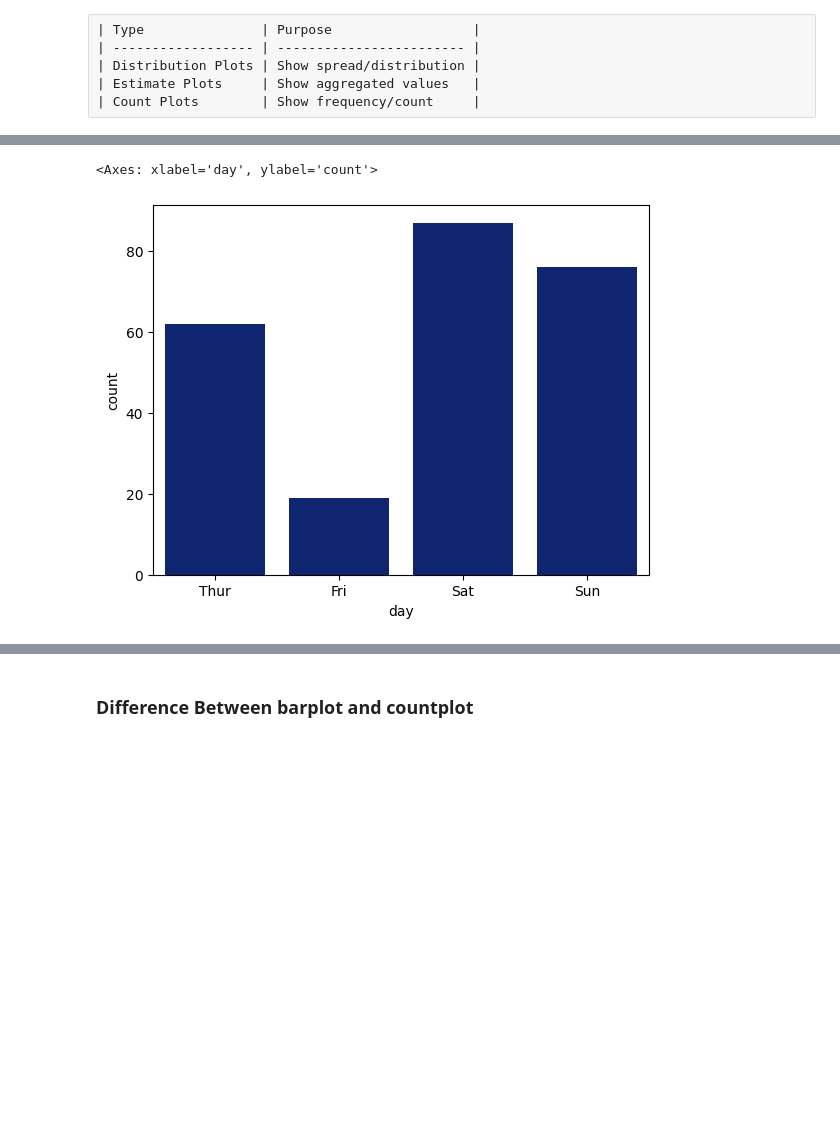
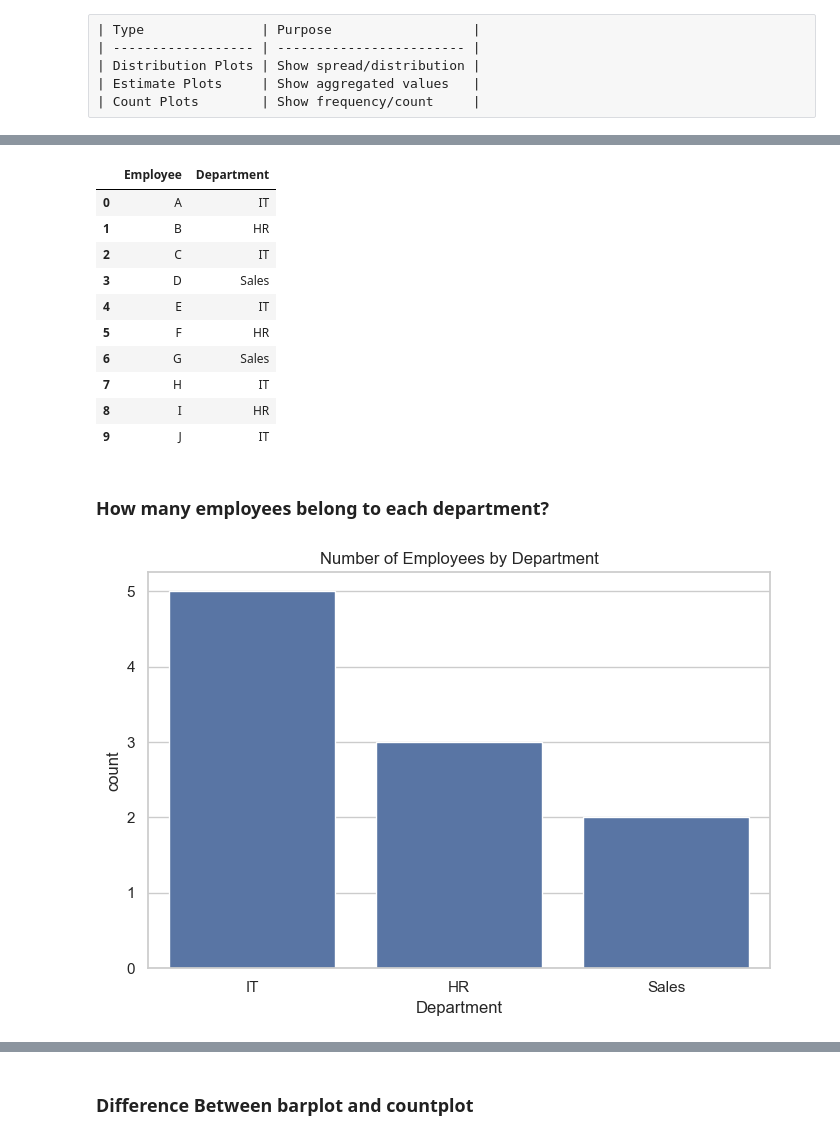
Before and after one commit to theaditya24/COMPLETE-PYTHON-FOR-DATA-ANALYTICS, a Jupyter notebook: DATA VISUALIZATION/Seaborn.ipynb, the cells around one changed output, grey strips where cells are left out. Cells and saved outputs as stored; diff of their text form; code cells hidden in the pictures; blank space fills up the shorter version.

```diff
--- a/DATA VISUALIZATION/Seaborn.ipynb
+++ b/DATA VISUALIZATION/Seaborn.ipynb
@@ -984,15 +1061,56 @@ plt.show()
 # %%
-# Counts frequency of categories.
-# COUNT PLOT usually needs only x-axis and it automatically calcultes the second one
-# It basically count any category you want in the table
+import pandas as pd
 
-sns.countplot(
-    x="day",
-    data=tips
-)
+employee_df = pd.DataFrame({
 
-# Purpose
-# Shows: how many entries exist in each category
+    'Employee': [
+        'A','B','C','D','E',
+        'F','G','H','I','J'
+    ],
+
+    'Department': [
+        'IT',
+        'HR',
+        'IT',
+        'Sales',
+        'IT',
+        'HR',
+        'Sales',
+        'IT',
+        'HR',
+        'IT'
+    ]
+})
+
+employee_df
 # %% [output]
-<Axes: xlabel='day', ylabel='count'>
-[figure, removed]
+|  | Employee | Department |
+| 0 | A | IT |
+| 1 | B | HR |
+| 2 | C | IT |
+| 3 | D | Sales |
+| 4 | E | IT |
+| 5 | F | HR |
+| 6 | G | Sales |
+| 7 | H | IT |
+| 8 | I | HR |
+| 9 | J | IT |
+# %% [markdown]
+### How many employees belong to each department?
+# %%
+sns.set_theme(style='whitegrid')
+
+plt.figure(figsize=(7,5))
+
+sns.countplot(
+    data=employee_df,
+    x='Department'
+)
+
+plt.title('Number of Employees by Department')
+
+plt.tight_layout()
+
+plt.show()
+# %% [output]
+[figure, added]
```
Also changed, not shown: parts of 12 cells of this notebook.
